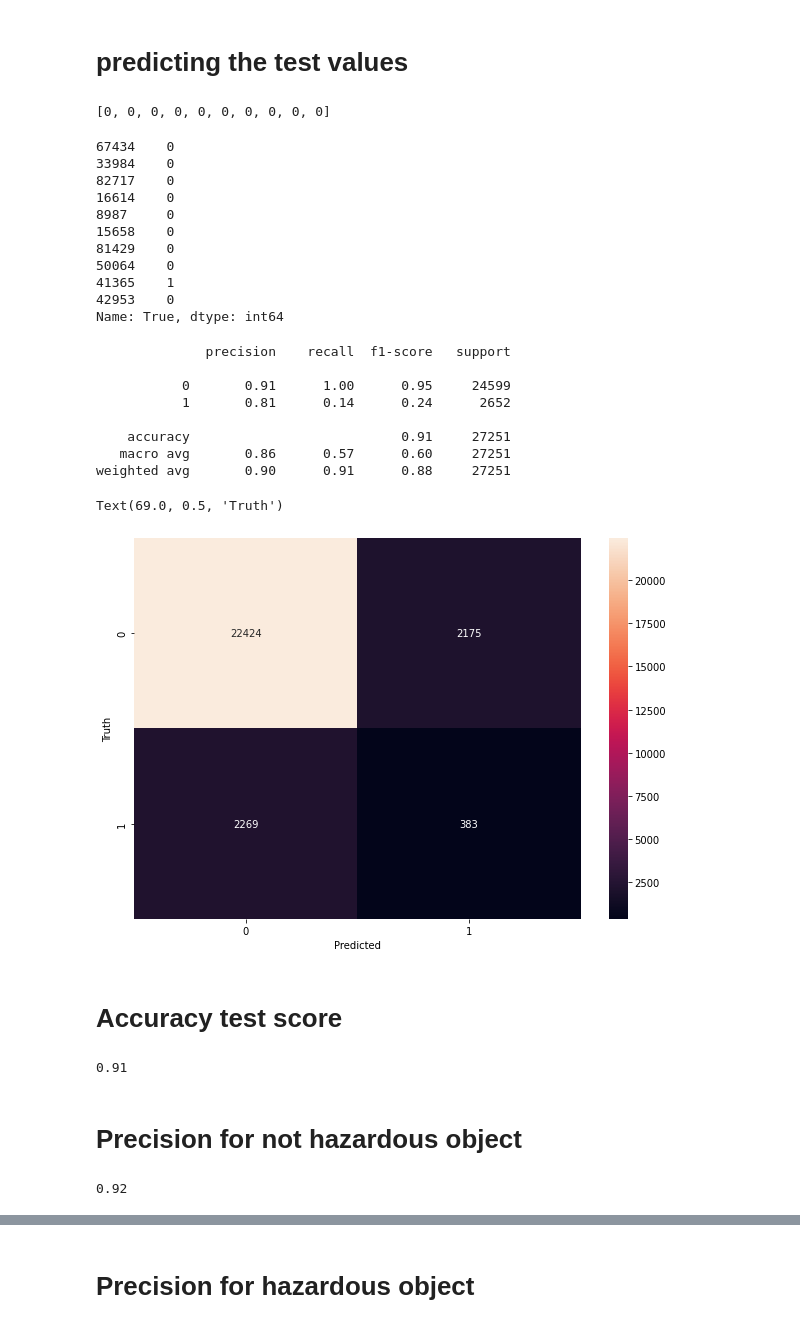
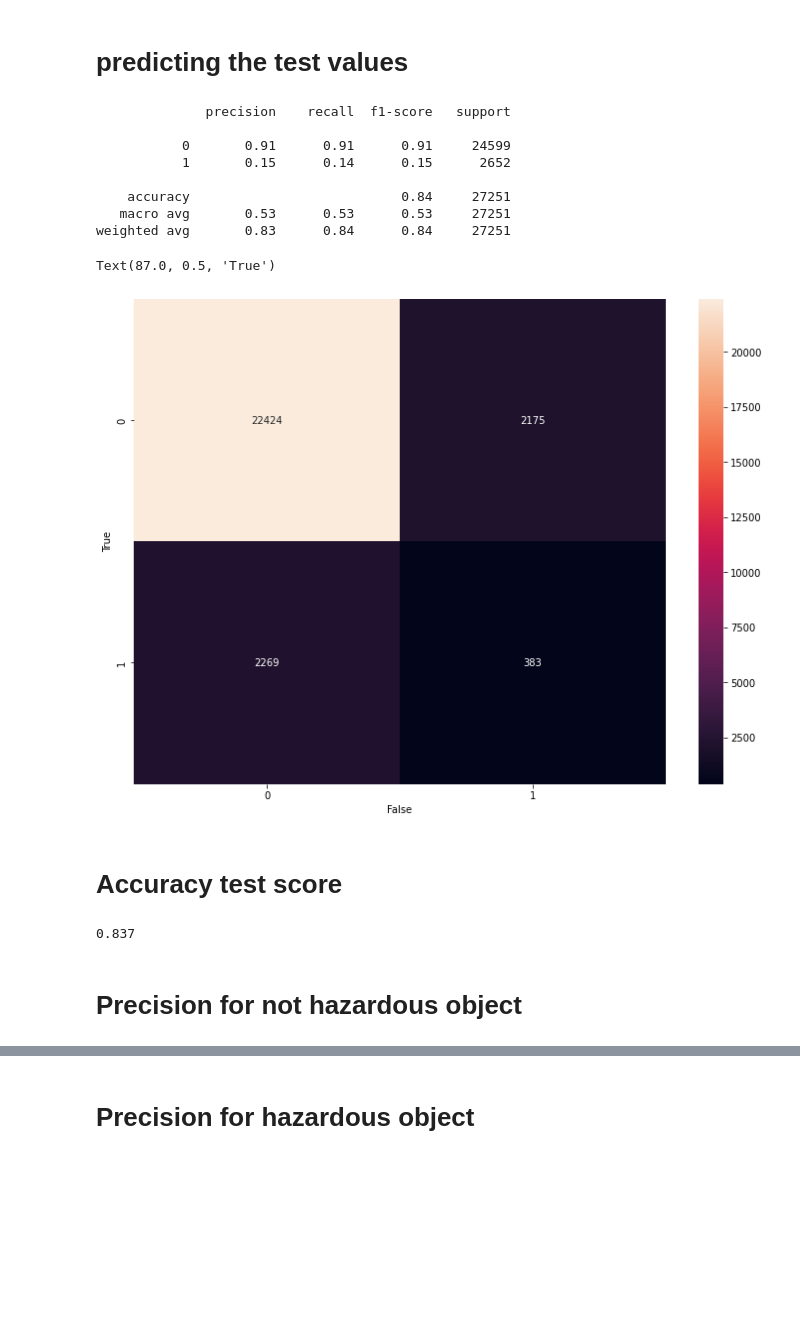
Before and after one commit to Ashu-Az/Iosd, a Jupyter notebook: Iosd.ipynb, the cells around one changed output, grey strips where cells are left out. Saved outputs shown, nothing was run; the diff lists cells and outputs as text; code cells hidden in the pictures; blank space fills up the shorter version.

```diff
--- a/Iosd.ipynb
+++ b/Iosd.ipynb
@@ -489,31 +508,6 @@ model.evaluate(X_test, y_test)
 # predicting the test values
 # %%
 yp = model.predict(X_test)
-# %%
-y_pred = [] # making an empty list
-for element in yp:
-    if element > 0.5:
-        y_pred.append(1)
-    else:
-        y_pred.append(0)
-# %%
-y_pred[:10]
-# %% [output]
-[0, 0, 0, 0, 0, 0, 0, 0, 0, 0]
-# %%
-y_test[:10]
-# %% [output]
-67434    0
-33984    0
-82717    0
-16614    0
-8987     0
-15658    0
-81429    0
-50064    0
-41365    1
-42953    0
-Name: True, dtype: int64
 # %%
 from sklearn.metrics import confusion_matrix , classification_report
 
@@ -521,32 +515,28 @@ print(classification_report(y_test,y_pred))
 # %% [output]
               precision    recall  f1-score   support
 
-           0       0.91      1.00      0.95     24599
-           1       0.81      0.14      0.24      2652
+           0       0.91      0.91      0.91     24599
+           1       0.15      0.14      0.15      2652
 
-    accuracy                           0.91     27251
-   macro avg       0.86      0.57      0.60     27251
-weighted avg       0.90      0.91      0.88     27251
+    accuracy                           0.84     27251
+   macro avg       0.53      0.53      0.53     27251
+weighted avg       0.83      0.84      0.84     27251
 # %%
 import seaborn as sn
-cm = tf.math.confusion_matrix(labels=y_test,predictions=y_pred)
+confusion_matrix = tf.math.confusion_matrix(labels=y_test,predictions=y_pred)
 
-m.figure(figsize = (10,7))
-s.heatmap(cm, annot=True, fmt='d')
-m.xlabel('Predicted')
-m.ylabel('Truth')
+m.figure(figsize = (12,9))
+s.heatmap(confusion_matrix, annot=True, fmt='d')
+m.xlabel('False')
+m.ylabel('True')
 # %% [output]
-Text(69.0, 0.5, 'Truth')
+Text(87.0, 0.5, 'True')
-[figure, old version]
+[figure, new version]
 # %% [markdown]
 # Accuracy test score
-# %%
-round((24484+391)/(24484+391+2261+115),2)
-# %% [output]
-0.91
+# %%
+round((22424+383)/(22424+383+2269+2175),3)
+# %% [output]
+0.837
 # %% [markdown]
 # Precision for not hazardous object
-# %%
-round(24484/(24484+2261),2)
-# %% [output]
-0.92
```
Also changed, not shown: parts of 12 cells of this notebook.
